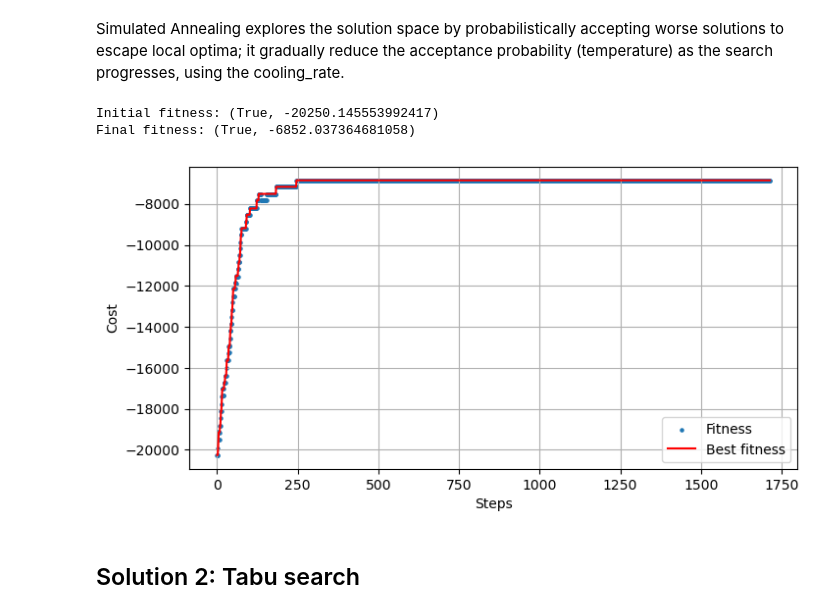
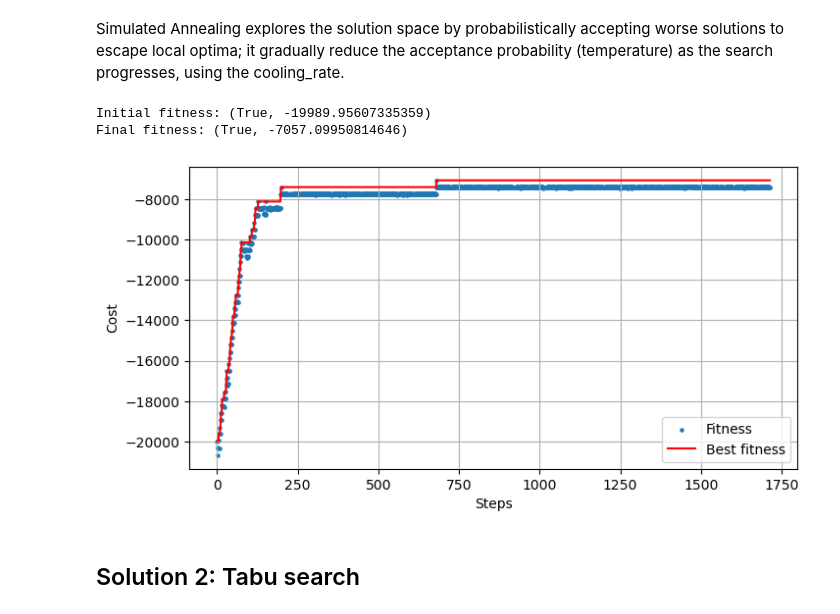
Before and after one commit to GiorgiaModi/CI2024_lab1, a Jupyter notebook: set-cover.ipynb, the cells around one changed output. Saved outputs shown, nothing was run; the diff lists cells and outputs as text; code cells hidden in the pictures.

```diff
--- a/set-cover.ipynb
+++ b/set-cover.ipynb
@@ -99,13 +99,12 @@ tweak = single_mutation
 for steps in range (MAX_STEPS):
 	new_solution = tweak(solution)
 	f = fitness(new_solution)
+	history.append(f[1])
 
 	if f > solution_fitness:
 		solution = new_solution
 		solution_fitness = f
 
-	history.append(solution_fitness[1])
-
 print(f"Final fitness: {fitness(solution)}")
 plot(history)
 # %% [output]
@@ -125,13 +124,12 @@ tweak = multiple_mutation
 for steps in range (MAX_STEPS):
 	new_solution = tweak(solution)
 	f = fitness(new_solution)
+	history.append(f[1])
 
 	if f > solution_fitness:
 		solution = new_solution
 		solution_fitness = f
 
-	history.append(solution_fitness[1])
-
 print(f"Final fitness: {fitness(solution)}")
 plot(history)
 # %% [output]
@@ -162,39 +160,39 @@ def simulated_annealing(initial_solution, initial_temp=300, cooling_rate=0.99):
         if not valid(new_solution):
             continue
 
         new_fitness = fitness(new_solution)
 
+        # Record the current fitness in the history
+        history.append(new_fitness[1])
+
         # Calculate the fitness difference (delta_fitness)
         delta_fitness = new_fitness[1] - solution_fitness[1]
 
         # Acceptance criterion: accept if the new solution has better fitness, or probabilistically if worse
         if delta_fitness > 0 or random() < np.exp(delta_fitness / temp):
             solution = new_solution
             solution_fitness = new_fitness
-
-        # Record the current fitness in the history
-        history.append(solution_fitness[1])
 
         # Cool down the temperature
         temp *= cooling_rate
 
         # Terminate if the temperature is too low
         if temp < 1e-5:
             break
 
     return solution, history
 
 
 # Run the Simulated Annealing algorithm
 tweak = single_mutation
 initial_solution = rng.random(NUM_SETS) < 0.5 # Initialize a random solution
 final_solution, history = simulated_annealing(initial_solution)
 print(f"Final fitness: {fitness(final_solution)}")
 plot(history)
 # %% [output]
-Initial fitness: (True, -20250.145553992417)
-Final fitness: (True, -6852.037364681058)
+Initial fitness: (True, -19989.95607335359)
+Final fitness: (True, -7057.09950814646)
-[figure, old version]
+[figure, new version]
 # %% [markdown]
 ## Solution 2: Tabu search
 # %% [markdown]
```
Also changed, not shown: parts of 5 cells of this notebook.
